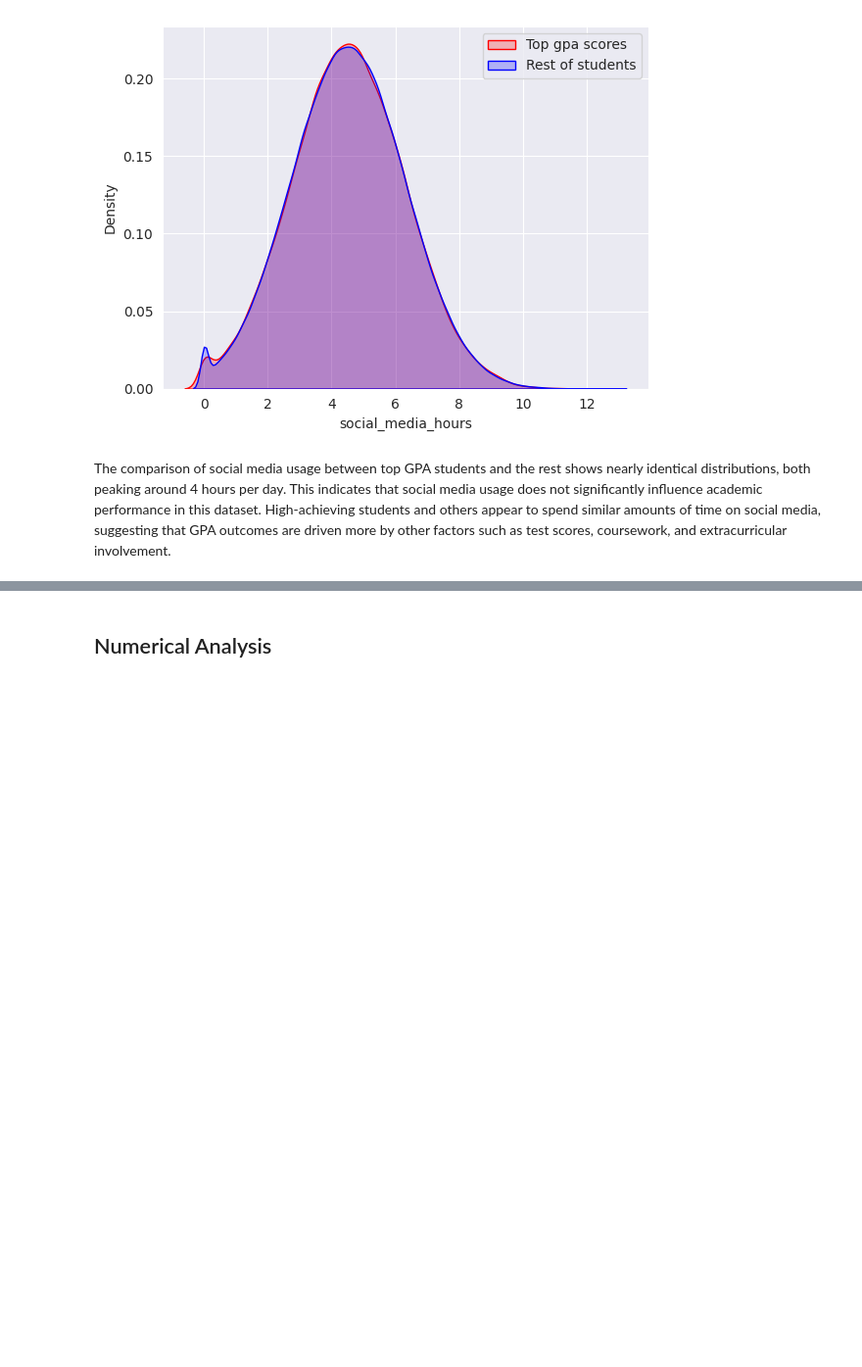
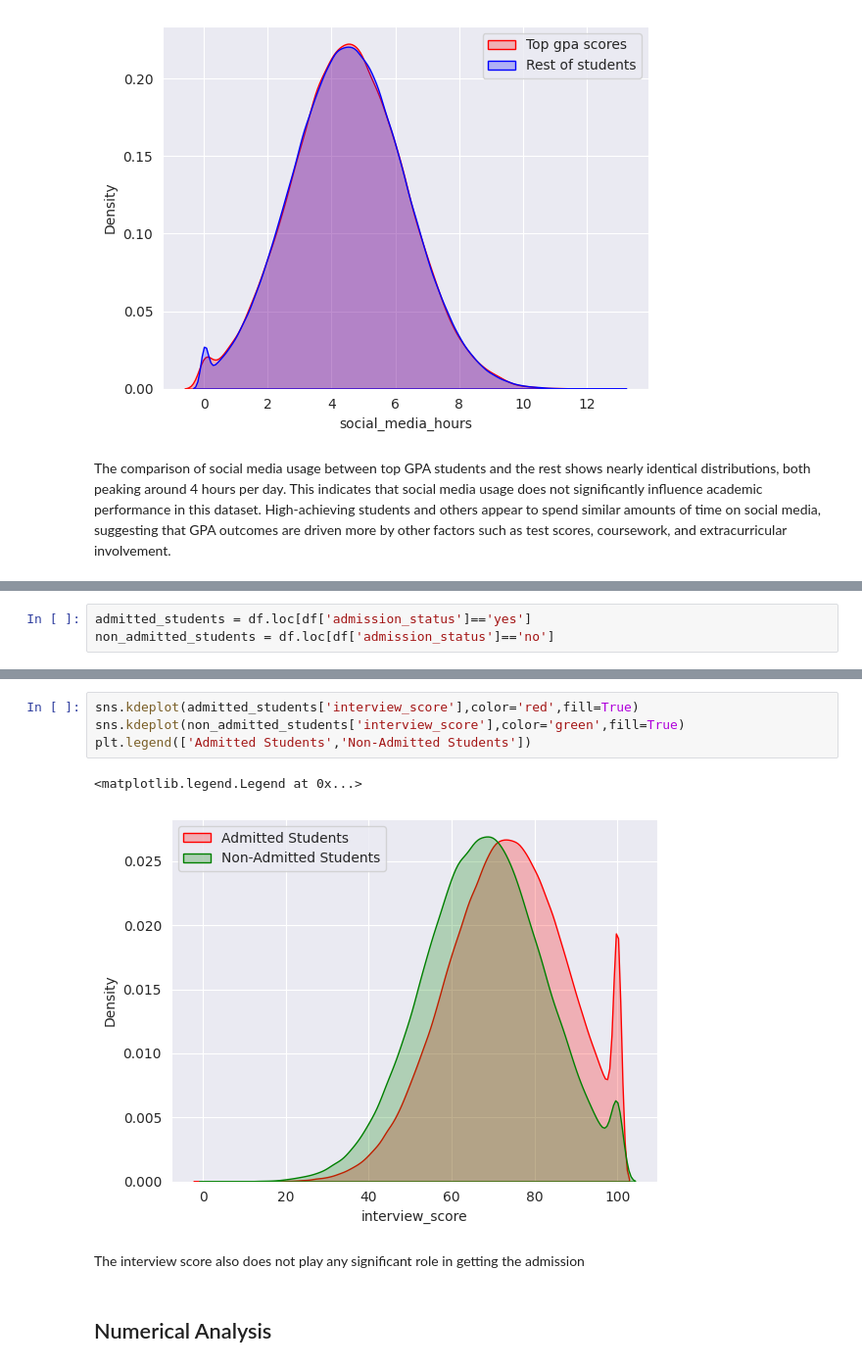
Before and after one commit to Rithik2006-creator/Genz-College-Admission-Dataset, a Jupyter notebook: GenZ_College_Admission_Dataset (2).ipynb, the cells around one changed output, grey strips where cells are left out. Shown at 98% size. Saved outputs shown, nothing was run; the diff lists cells and outputs as text; blank space fills up the shorter version.

```diff
--- a/GenZ_College_Admission_Dataset (1).ipynb
+++ b/GenZ_College_Admission_Dataset (2).ipynb
@@ -487,0 +488,3 @@ sns.pairplot(df)
+# %%
+admitted_students = df.loc[df['admission_status']=='yes']
+non_admitted_students = df.loc[df['admission_status']=='no']
@@ -488,3 +517,12 @@ sns.pairplot(df)
+# %%
+sns.kdeplot(admitted_students['interview_score'],color='red',fill=True)
+sns.kdeplot(non_admitted_students['interview_score'],color='green',fill=True)
+plt.legend(['Admitted Students','Non-Admitted Students'])
+# %% [output]
+<matplotlib.legend.Legend at 0x...>
+[figure, added]
+# %% [markdown]
+The interview score also does not play any significant role in getting the admission
 # %% [markdown]
 ## Numerical Analysis
 # %%
```
Also changed, not shown: parts of 10 cells of this notebook.
